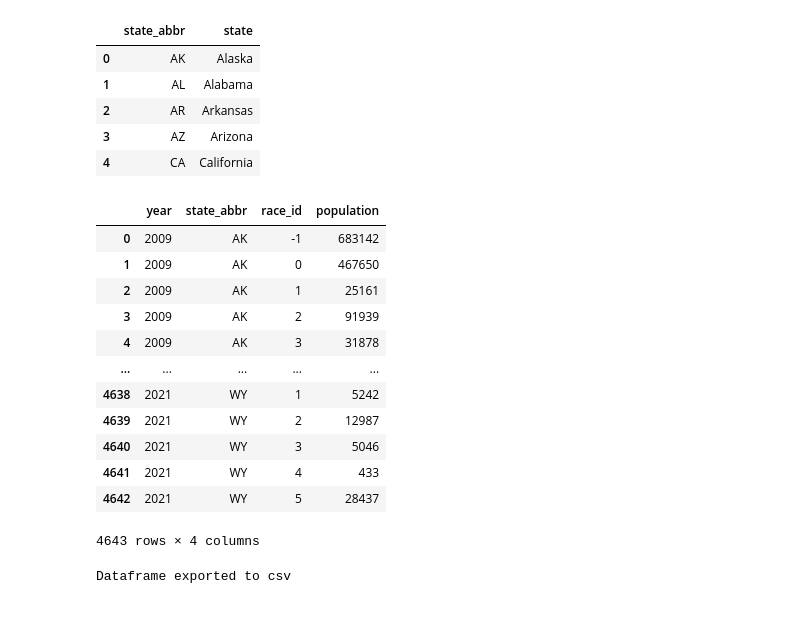
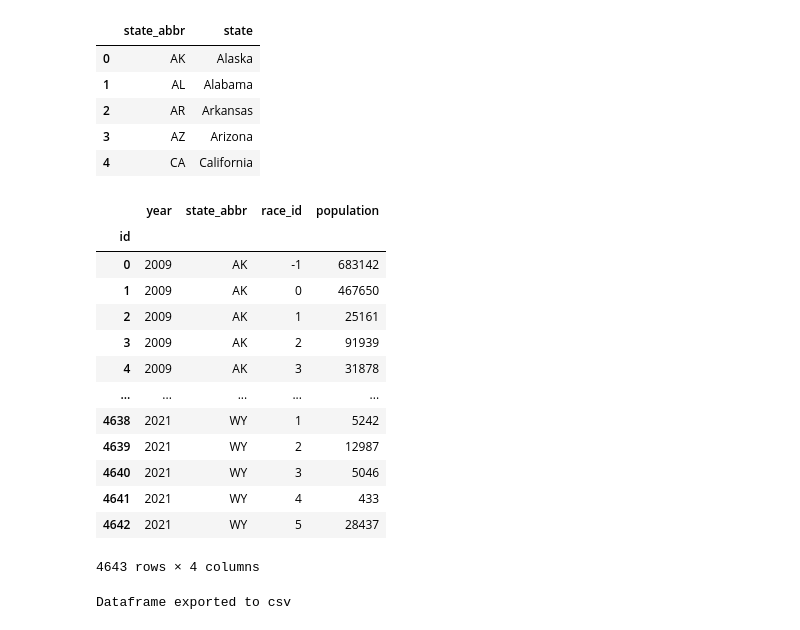
Before and after one commit to evacs/Project-3, a Jupyter notebook: etl/us_census_data.ipynb, the cells around one changed output. Saved outputs shown, nothing was run; the diff lists cells and outputs as text; code cells hidden in the pictures.

```diff
--- a/etl/us_census_data.ipynb
+++ b/etl/us_census_data.ipynb
@@ -94,7 +94,7 @@ dtype: object
 census_new_df = pd.DataFrame(columns=['year', 'state', 'race_id', 'population'])
 
 # loop through rows creating a dataframe with separate rows for each ethnicity
-for row in range(0, len(census_raw_df)):
+for row in range(0, len(census_df)):
     state = [census_df.iloc[row, 0]] * 7
     year = [census_df.iloc[row, 9]] * 7
     race_id = [-1, 0, 1, 2, 3, 4, 5] # These are the indexes for the race table (see data_engineering notebook)
@@ -147,22 +147,24 @@ state_abbr_df.head()
 | 4 | CA | California |
 # %%
 # Add state abbreviation to census data using merge
-census_final = pd.merge(census_new_df, state_abbr_df, how='right', on='state')
+census_final_df = pd.merge(census_new_df, state_abbr_df, how='right', on='state')
 
 # Remove state column since we only need state_abbr
-census_final.drop(columns=['state'], inplace=True)
+census_final_df.drop(columns=['state'], inplace=True)
 
 # Convert population from a float to an integer
 # Code Reference: https://sparkbyexamples.com/pandas/pandas-convert-float-to-integer-type/
-census_final['population'] = census_final['population'].fillna(0).astype(int)
+census_final_df['population'] = census_final_df['population'].fillna(0).astype(int)
 
-# Reorder columns
-census_final = census_final[['year', 'state_abbr', 'race_id', 'population']]
+# Reorder columns and name indixe column
+census_final_df = census_final_df[['year', 'state_abbr', 'race_id', 'population']]
+census_final_df.index.name = 'id'
 
 # Display dataframe before exporting
-census_final
+census_final_df
 # %% [output]
 |  | year | state_abbr | race_id | population |
+| id |  |  |  |  |
 | 0 | 2009 | AK | -1 | 683142 |
 | 1 | 2009 | AK | 0 | 467650 |
 | 2 | 2009 | AK | 1 | 25161 |
```
Also changed, not shown: 7 other files.
